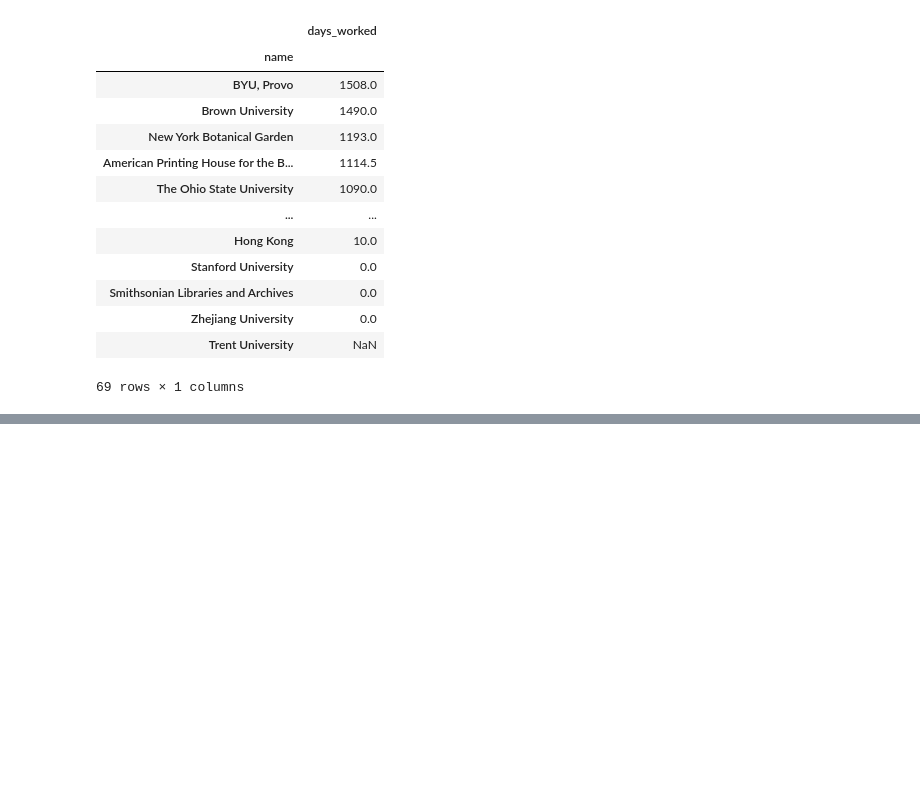
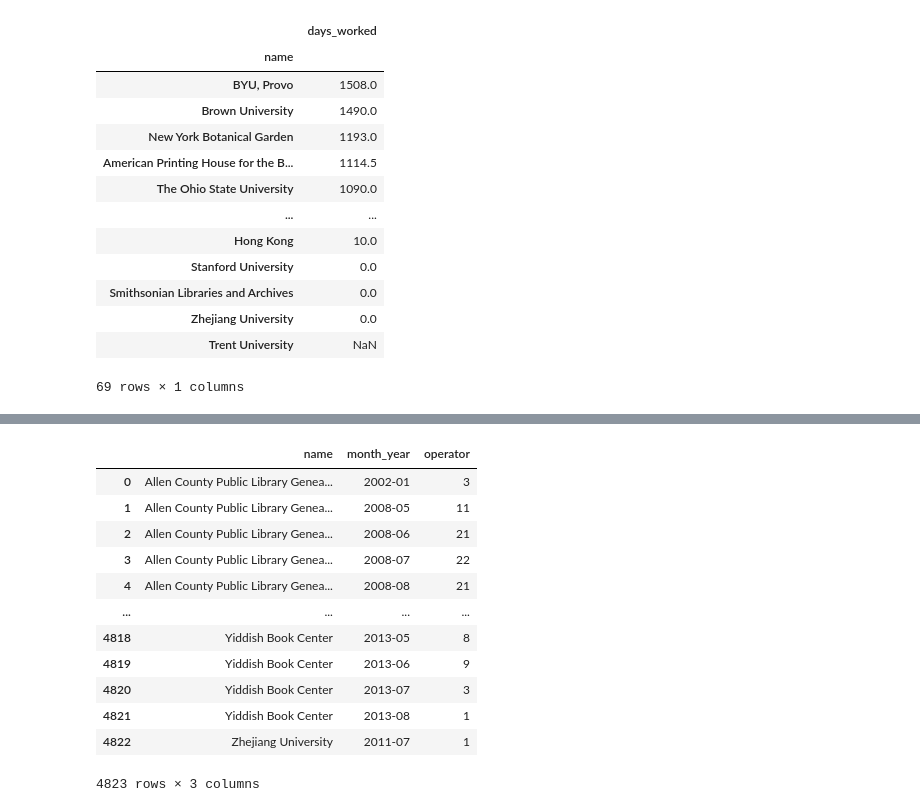
Before and after one commit to ers6/ia_scanning_labor_data, a Jupyter notebook: calculate_stats.ipynb, the cells around one changed output, grey strips where cells are left out. Cells and saved outputs as stored; diff of their text form; code cells hidden in the pictures; blank space fills up the shorter version.

```diff
--- a/calculate_stats.ipynb
+++ b/calculate_stats.ipynb
@@ -676,0 +684,4 @@ median_days_worked.sort_values(by=['days_worked'], ascending=False)
+# %%
+workers_per_day = workers_per_day[['name', 'scan_day', 'operator']]
+# %%
+workers_per_day['month_year'] =  pd.to_datetime(workers_per_day['scan_day']).dt.to_period('M').astype('str')
@@ -676,0 +692,16 @@ median_days_worked.sort_values(by=['days_worked'], ascending=False)
+# %%
+workers_per_month
+# %% [output]
+|  | name | month_year | operator |
+| 0 | Allen County Public Library Genea... | 2002-01 | 3 |
+| 1 | Allen County Public Library Genea... | 2008-05 | 11 |
+| 2 | Allen County Public Library Genea... | 2008-06 | 21 |
+| 3 | Allen County Public Library Genea... | 2008-07 | 22 |
+| 4 | Allen County Public Library Genea... | 2008-08 | 21 |
+| ... | ... | ... | ... |
+| 4818 | Yiddish Book Center | 2013-05 | 8 |
+| 4819 | Yiddish Book Center | 2013-06 | 9 |
+| 4820 | Yiddish Book Center | 2013-07 | 3 |
+| 4821 | Yiddish Book Center | 2013-08 | 1 |
+| 4822 | Zhejiang University | 2011-07 | 1 |
+4823 rows × 3 columns
```
Also changed, not shown: parts of 15 cells of this notebook, 5 other files.
